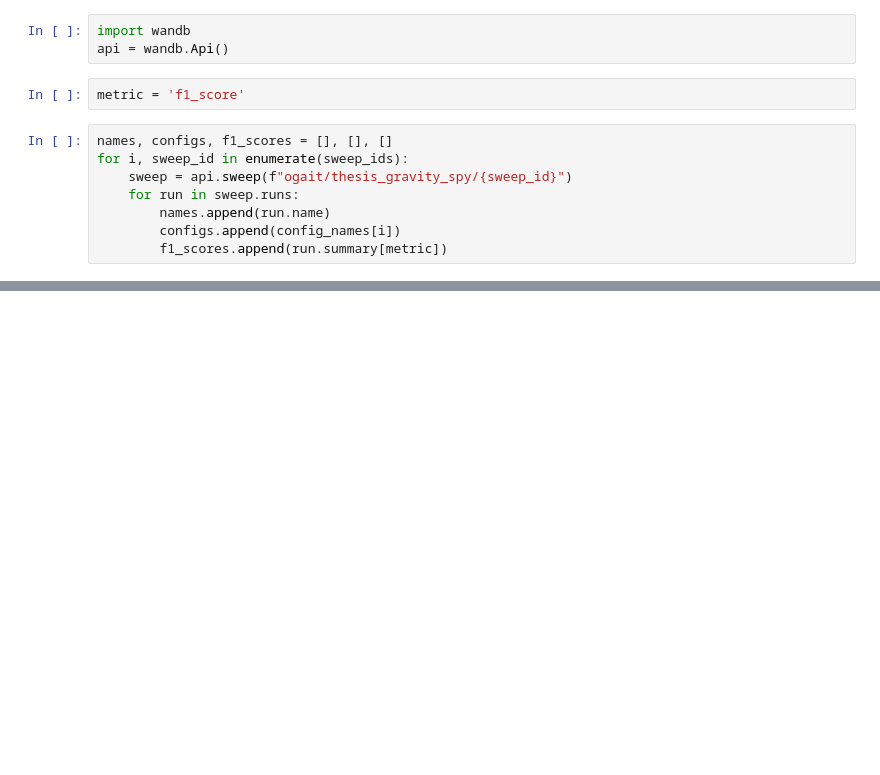
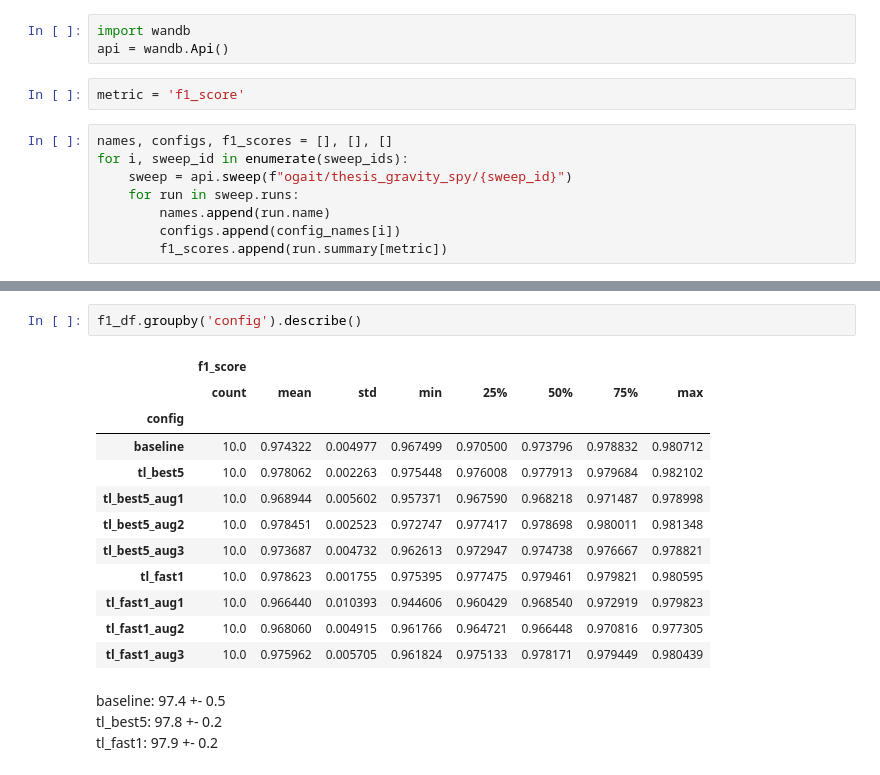
Before and after one commit to tttiago/GravitySpyClassifier, a Jupyter notebook: 14_compare_transfer_aug_best.ipynb, the cells around one changed output, grey strips where cells are left out. Cells and saved outputs as stored; diff of their text form; blank space fills up the shorter version.

```diff
--- a/14_compare_transfer_aug_best.ipynb
+++ b/14_compare_transfer_aug_best.ipynb
@@ -87,0 +116,19 @@ f1_df.sort_values(by='f1_score', ascending=False).head(10)
+# %%
+f1_df.groupby('config').describe()
+# %% [output]
+|  | f1_score |  |  |  |  |  |  |  |
+|  | count | mean | std | min | 25% | 50% | 75% | max |
+| config |  |  |  |  |  |  |  |  |
+| baseline | 10.0 | 0.974322 | 0.004977 | 0.967499 | 0.970500 | 0.973796 | 0.978832 | 0.980712 |
+| tl_best5 | 10.0 | 0.978062 | 0.002263 | 0.975448 | 0.976008 | 0.977913 | 0.979684 | 0.982102 |
+| tl_best5_aug1 | 10.0 | 0.968944 | 0.005602 | 0.957371 | 0.967590 | 0.968218 | 0.971487 | 0.978998 |
+| tl_best5_aug2 | 10.0 | 0.978451 | 0.002523 | 0.972747 | 0.977417 | 0.978698 | 0.980011 | 0.981348 |
+| tl_best5_aug3 | 10.0 | 0.973687 | 0.004732 | 0.962613 | 0.972947 | 0.974738 | 0.976667 | 0.978821 |
+| tl_fast1 | 10.0 | 0.978623 | 0.001755 | 0.975395 | 0.977475 | 0.979461 | 0.979821 | 0.980595 |
+| tl_fast1_aug1 | 10.0 | 0.966440 | 0.010393 | 0.944606 | 0.960429 | 0.968540 | 0.972919 | 0.979823 |
+| tl_fast1_aug2 | 10.0 | 0.968060 | 0.004915 | 0.961766 | 0.964721 | 0.966448 | 0.970816 | 0.977305 |
+| tl_fast1_aug3 | 10.0 | 0.975962 | 0.005705 | 0.961824 | 0.975133 | 0.978171 | 0.979449 | 0.980439 |
+# %% [markdown]
+baseline: 97.4 +- 0.5
+tl_best5: 97.8 +- 0.2
+tl_fast1: 97.9 +- 0.2
```
Also changed, not shown: parts of 8 cells of this notebook.
